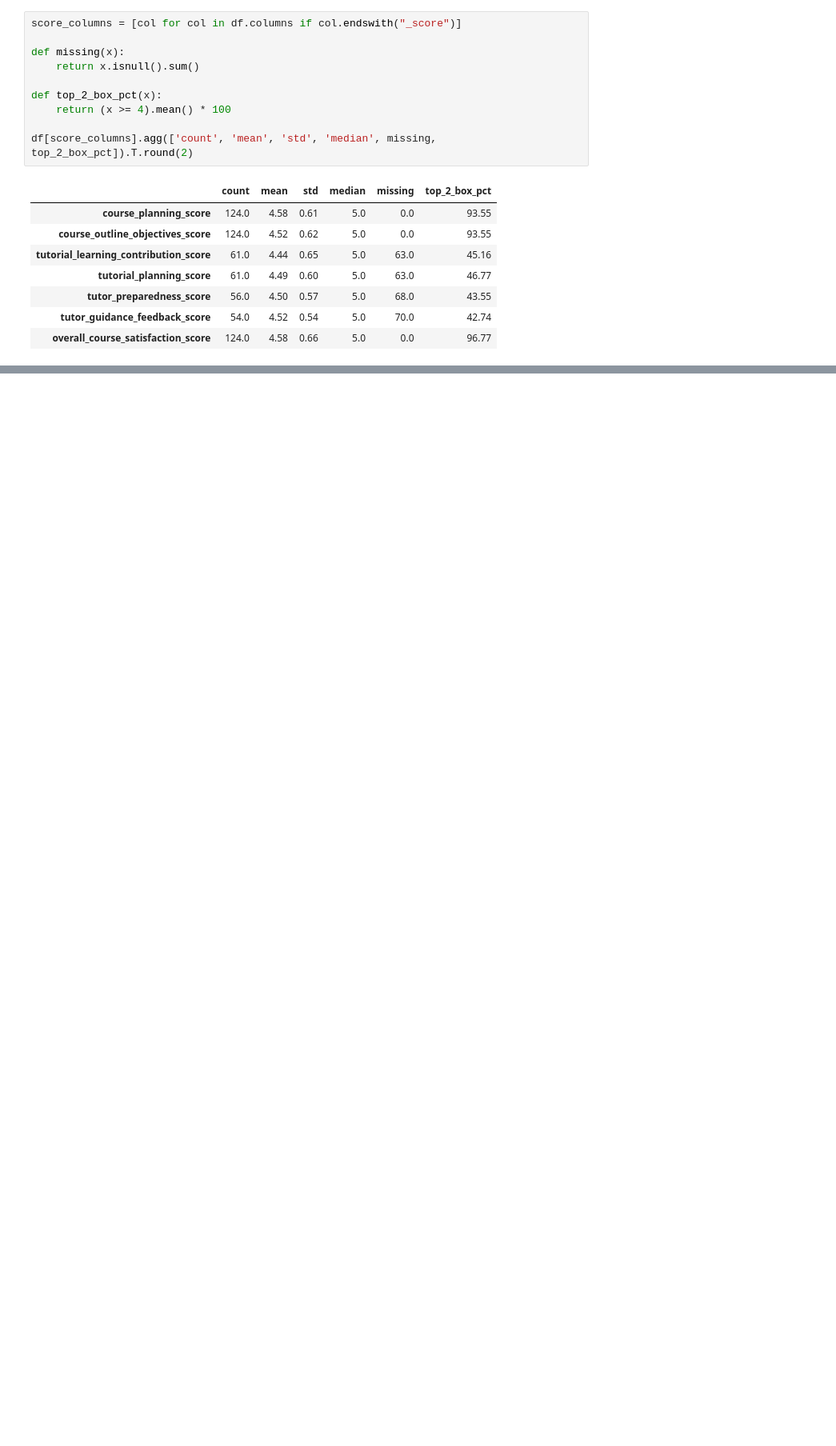
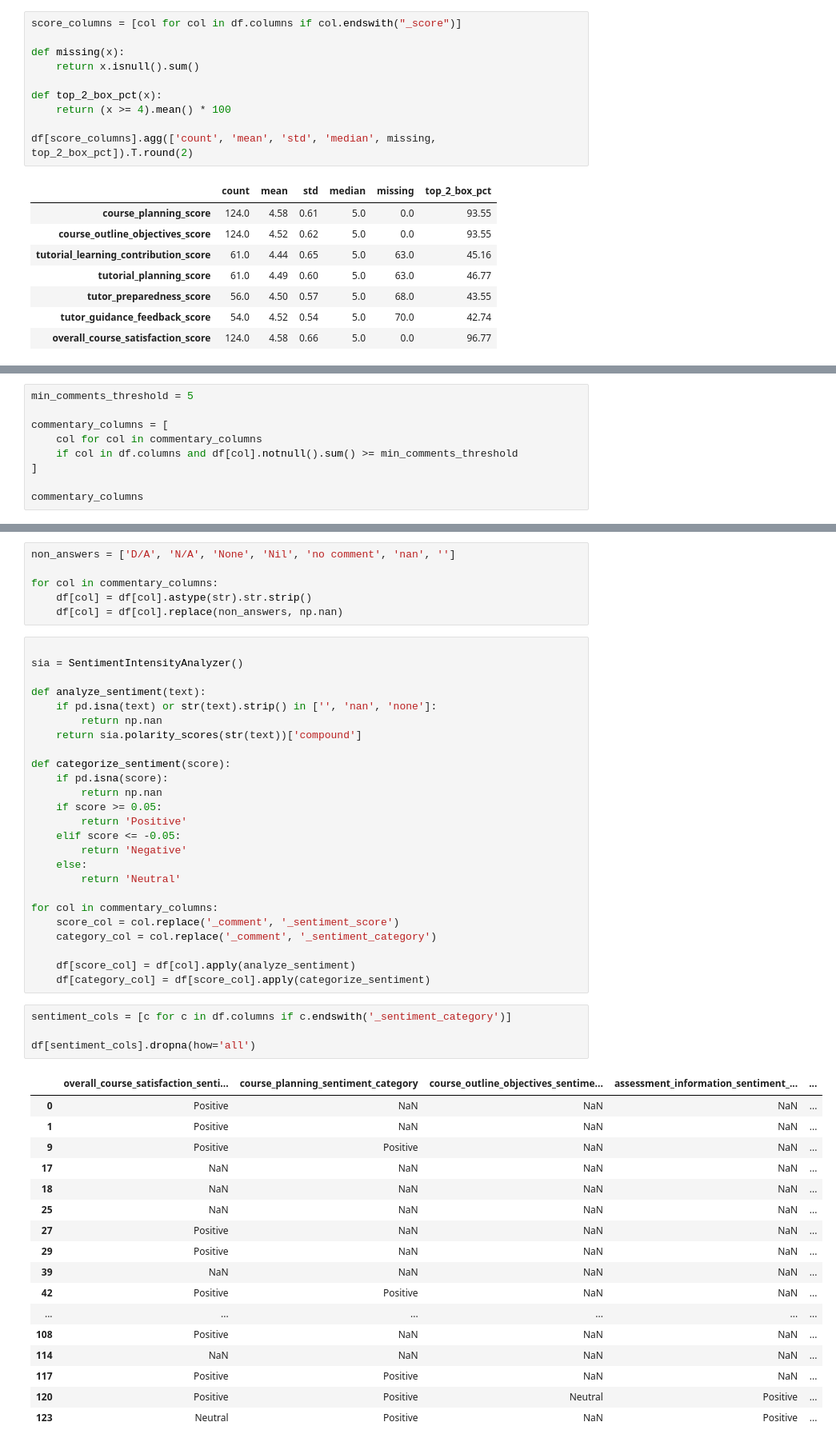
Before and after one commit to siyatshangela/course-evaluation-analysis, a Jupyter notebook: notebook/analysis.ipynb, the cells around one changed output, grey strips where cells are left out. Shown at 80% size. Cells and saved outputs as stored; diff of their text form; blank space fills up the shorter version.

```diff
--- a/notebook/analysis.ipynb
+++ b/notebook/analysis.ipynb
@@ -591,0 +643,9 @@ Name: overall_course_satisfaction_score, dtype: float64
+# %%
+min_comments_threshold = 5
+
+commentary_columns = [
+    col for col in commentary_columns
+    if col in df.columns and df[col].notnull().sum() >= min_comments_threshold
+]
+
+commentary_columns
@@ -591,0 +661,53 @@ Name: overall_course_satisfaction_score, dtype: float64
+# %%
+non_answers = ['D/A', 'N/A', 'None', 'Nil', 'no comment', 'nan', '']
+
+for col in commentary_columns:
+    df[col] = df[col].astype(str).str.strip()
+    df[col] = df[col].replace(non_answers, np.nan)
+# %%
+
+sia = SentimentIntensityAnalyzer()
+
+def analyze_sentiment(text):
+    if pd.isna(text) or str(text).strip() in ['', 'nan', 'none']:
+        return np.nan
+    return sia.polarity_scores(str(text))['compound']
+
+def categorize_sentiment(score):
+    if pd.isna(score):
+        return np.nan
+    if score >= 0.05:
+        return 'Positive'
+    elif score <= -0.05:
+        return 'Negative'
+    else:
+        return 'Neutral'
+
+for col in commentary_columns:
+    score_col = col.replace('_comment', '_sentiment_score')
+    category_col = col.replace('_comment', '_sentiment_category')
+
+    df[score_col] = df[col].apply(analyze_sentiment)
+    df[category_col] = df[score_col].apply(categorize_sentiment)
+# %%
+sentiment_cols = [c for c in df.columns if c.endswith('_sentiment_category')]
+
+df[sentiment_cols].dropna(how='all')
+# %% [output]
+|  | overall_course_satisfaction_senti... | course_planning_sentiment_category | course_outline_objectives_sentime... | assessment_information_sentiment_... | ... |
+| 0 | Positive | NaN | NaN | NaN | ... |
+| 1 | Positive | NaN | NaN | NaN | ... |
+| 9 | Positive | Positive | NaN | NaN | ... |
+| 17 | NaN | NaN | NaN | NaN | ... |
+| 18 | NaN | NaN | NaN | NaN | ... |
+| 25 | NaN | NaN | NaN | NaN | ... |
+| 27 | Positive | NaN | NaN | NaN | ... |
+| 29 | Positive | NaN | NaN | NaN | ... |
+| 39 | NaN | NaN | NaN | NaN | ... |
+| 42 | Positive | Positive | NaN | NaN | ... |
+| ... | ... | ... | ... | ... | ... |
+| 108 | Positive | NaN | NaN | NaN | ... |
+| 114 | NaN | NaN | NaN | NaN | ... |
+| 117 | Positive | Positive | NaN | NaN | ... |
+| 120 | Positive | Positive | Neutral | Positive | ... |
+| 123 | Neutral | Positive | NaN | Positive | ... |
```
Also changed, not shown: parts of 21 cells of this notebook.
